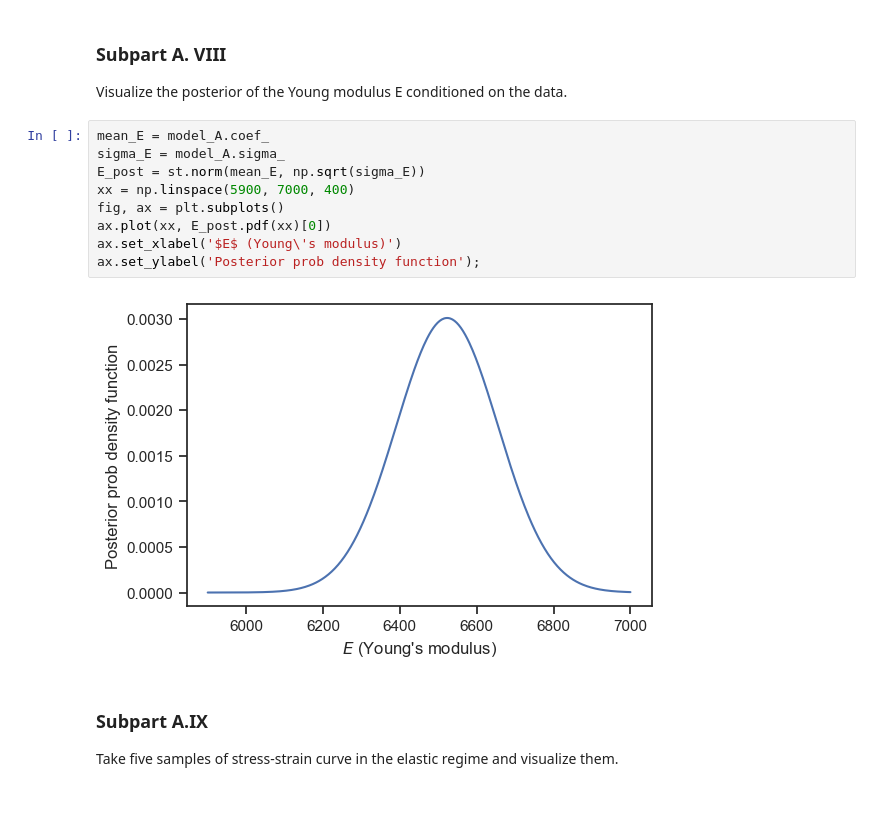
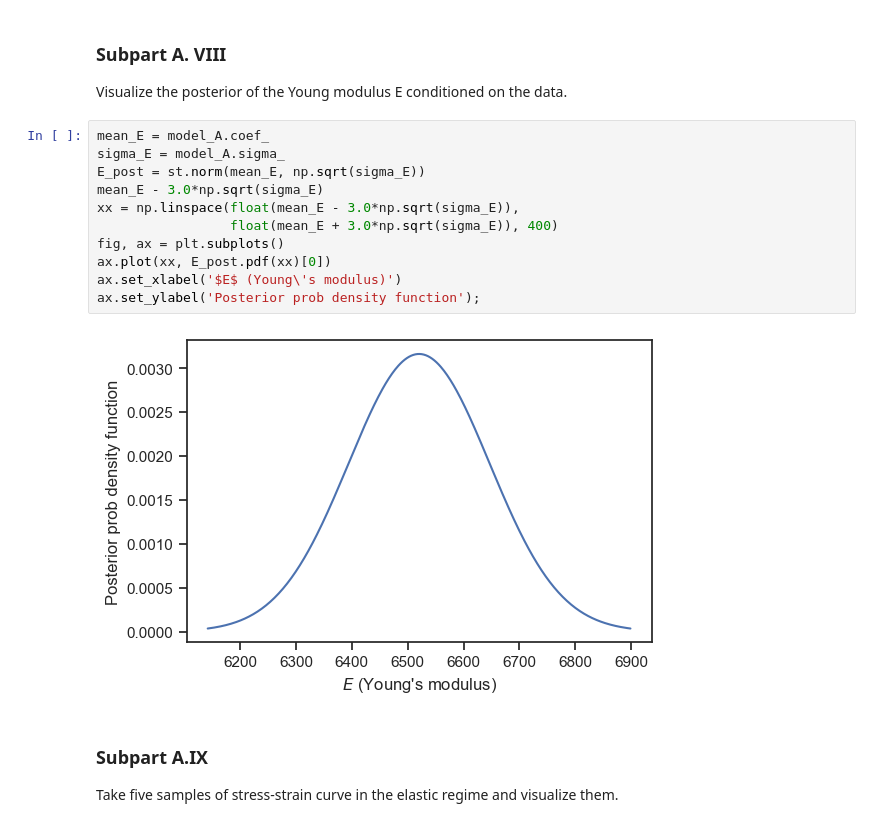
Before and after one commit to flavio-nardi/data-analytics-se, a Jupyter notebook: lecturebook/homework/homework-04.ipynb, the cells around one changed output. Saved outputs shown, nothing was run; the diff lists cells and outputs as text.

```diff
--- a/lecturebook/homework/homework-04.ipynb
+++ b/lecturebook/homework/homework-04.ipynb
@@ -306,14 +306,16 @@ Visualize the posterior of the Young modulus E conditioned on the data.
 # %%
 mean_E = model_A.coef_
 sigma_E = model_A.sigma_
 E_post = st.norm(mean_E, np.sqrt(sigma_E))
-xx = np.linspace(5900, 7000, 400)
+mean_E - 3.0*np.sqrt(sigma_E)
+xx = np.linspace(float(mean_E - 3.0*np.sqrt(sigma_E)),
+                 float(mean_E + 3.0*np.sqrt(sigma_E)), 400)
 fig, ax = plt.subplots()
 ax.plot(xx, E_post.pdf(xx)[0])
 ax.set_xlabel('$E$ (Young\'s modulus)')
 ax.set_ylabel('Posterior prob density function');
 # %% [output]
-[figure, old version]
+[figure, new version]
 # %% [markdown]
 ### Subpart A.IX
 Take five samples of stress-strain curve in the elastic regime and visualize them.
```
Also changed, not shown: parts of 48 cells of this notebook.
